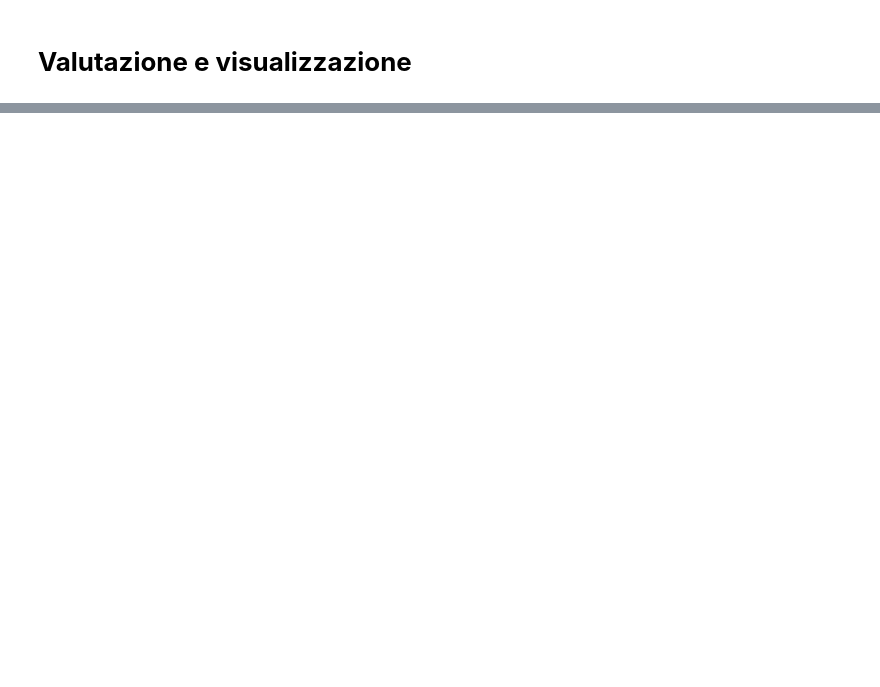
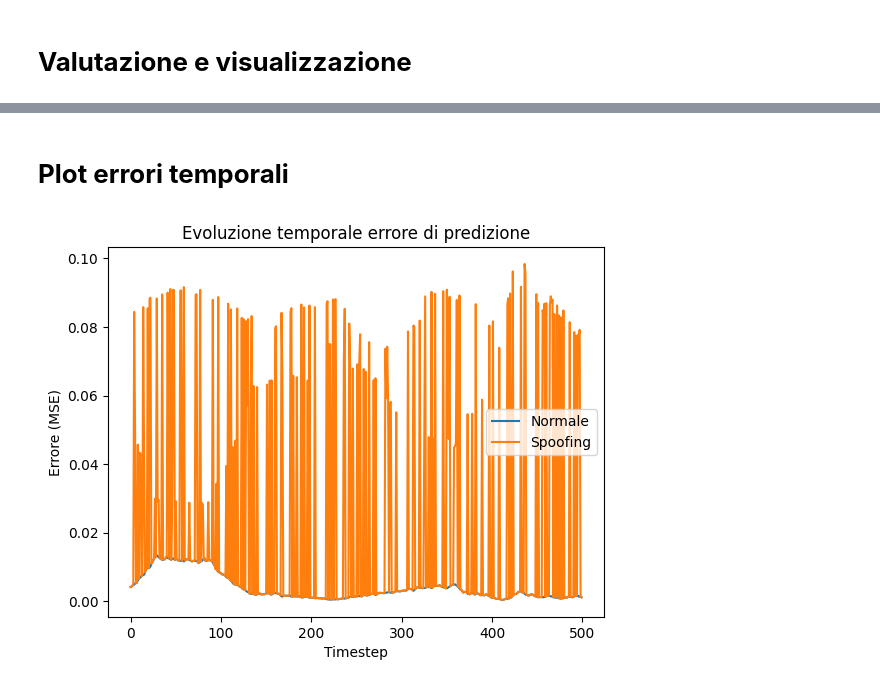
Before and after one commit to matteraggi/maritimeAIS, a Jupyter notebook: TrainingAIS.ipynb, the cells around one changed output, grey strips where cells are left out. Drawn from its saved outputs; the diff is of its cells as text; code cells hidden in the pictures; blank space fills up the shorter version.

```diff
--- a/TrainingAIS.ipynb
+++ b/TrainingAIS.ipynb
@@ -221,20 +359,30 @@ print("✅ Modello caricato da Drive e pronto per inferenza/anomaly detection")
 # %% [markdown]
 # **Creazione anomalie (spoofing simulato)**
 # %%
-def simulate_silent_drift(X, std_x_m, meters, prob=0.3, axis=0, rng=None):
+def simulate_silent_drift(X, std_x_m, meters, prob=0.3, rng=None):
+    """
+    Applica uno spoofing silenzioso continuo e realistico.
+    Ogni sequenza subisce un drift progressivo coerente nel tempo.
+    """
     rng = rng or np.random.RandomState(42)
-    drift_z_total = meters / std_x_m
     X_att = X.copy()
     N = len(X)
     labels = np.zeros(N)
 
+    drift_z = meters / std_x_m
+    cumulative_drift_x, cumulative_drift_y = 0, 0
+
     for i in range(N):
         if rng.rand() < prob:
-            seq = X_att[i]
-            steps = np.linspace(0, drift_z_total, seq.shape[0])
-            seq[:, axis] += steps  # drift crescente
+            seq = X_att[i].copy()
+            dx = np.linspace(cumulative_drift_x, cumulative_drift_x + drift_z, seq.shape[0])
+            dy = np.linspace(cumulative_drift_y, cumulative_drift_y + drift_z, seq.shape[0]) * rng.choice([-1, 1])
+            seq[:, 0] += dx - dx[0]
+            seq[:, 1] += dy - dy[0]
             X_att[i] = seq
             labels[i] = 1
+            cumulative_drift_x += drift_z
+            cumulative_drift_y += drift_z * rng.choice([-1, 1])
     return X_att, labels
 
 
@@ -362,0 +620,10 @@ Tasso rilevamento: >90% con drift marcato.
+# %% [markdown]
+# **Plot errori temporali**
+# %%
+plt.plot(err_clean[:500], label='Normale')
+plt.plot(err_att[:500], label='Spoofing')
+plt.xlabel("Timestep"); plt.ylabel("Errore (MSE)")
+plt.title("Evoluzione temporale errore di predizione")
+plt.legend(); plt.show()
+# %% [output]
+[figure, added]
```
Also changed, not shown: parts of 35 cells of this notebook.
